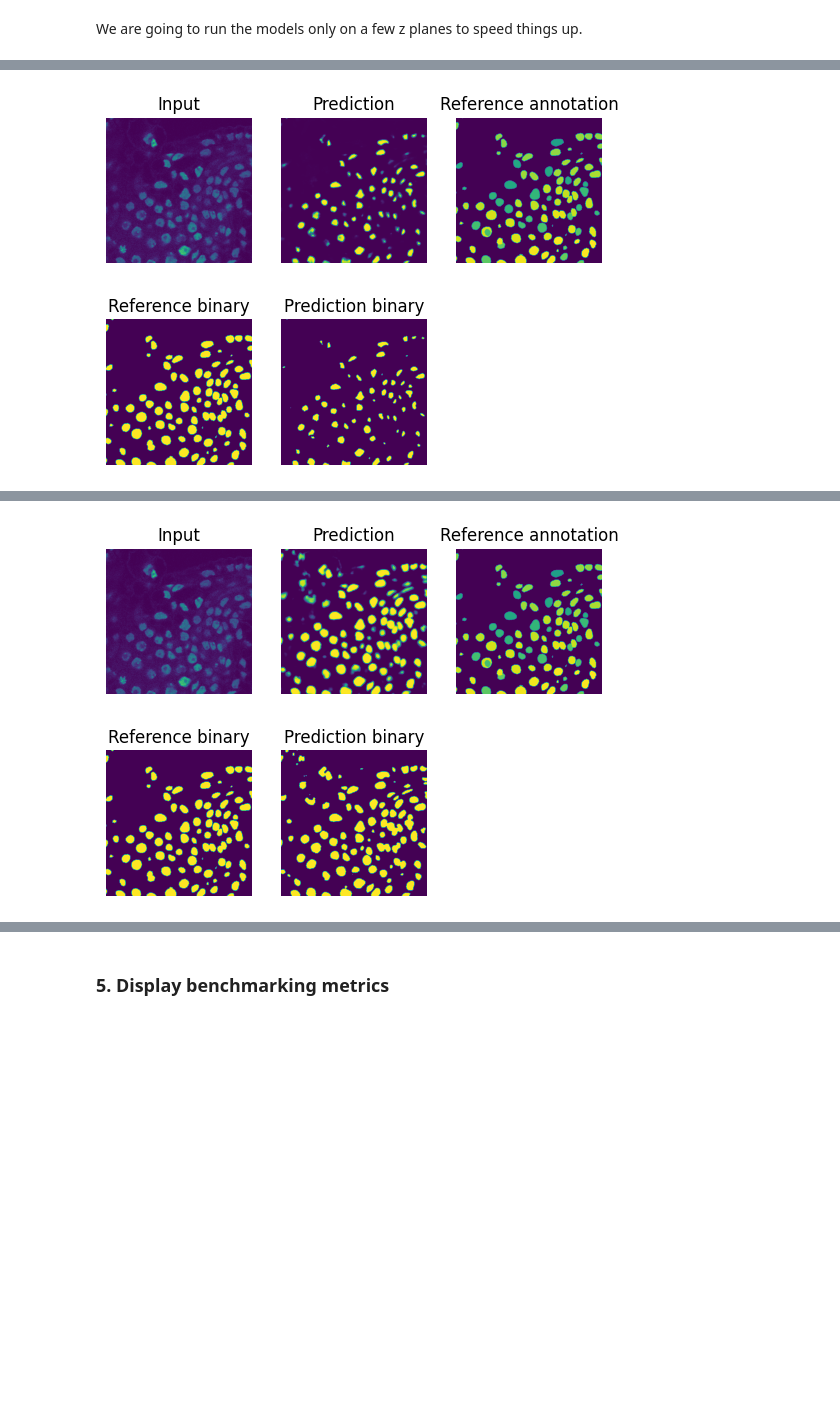
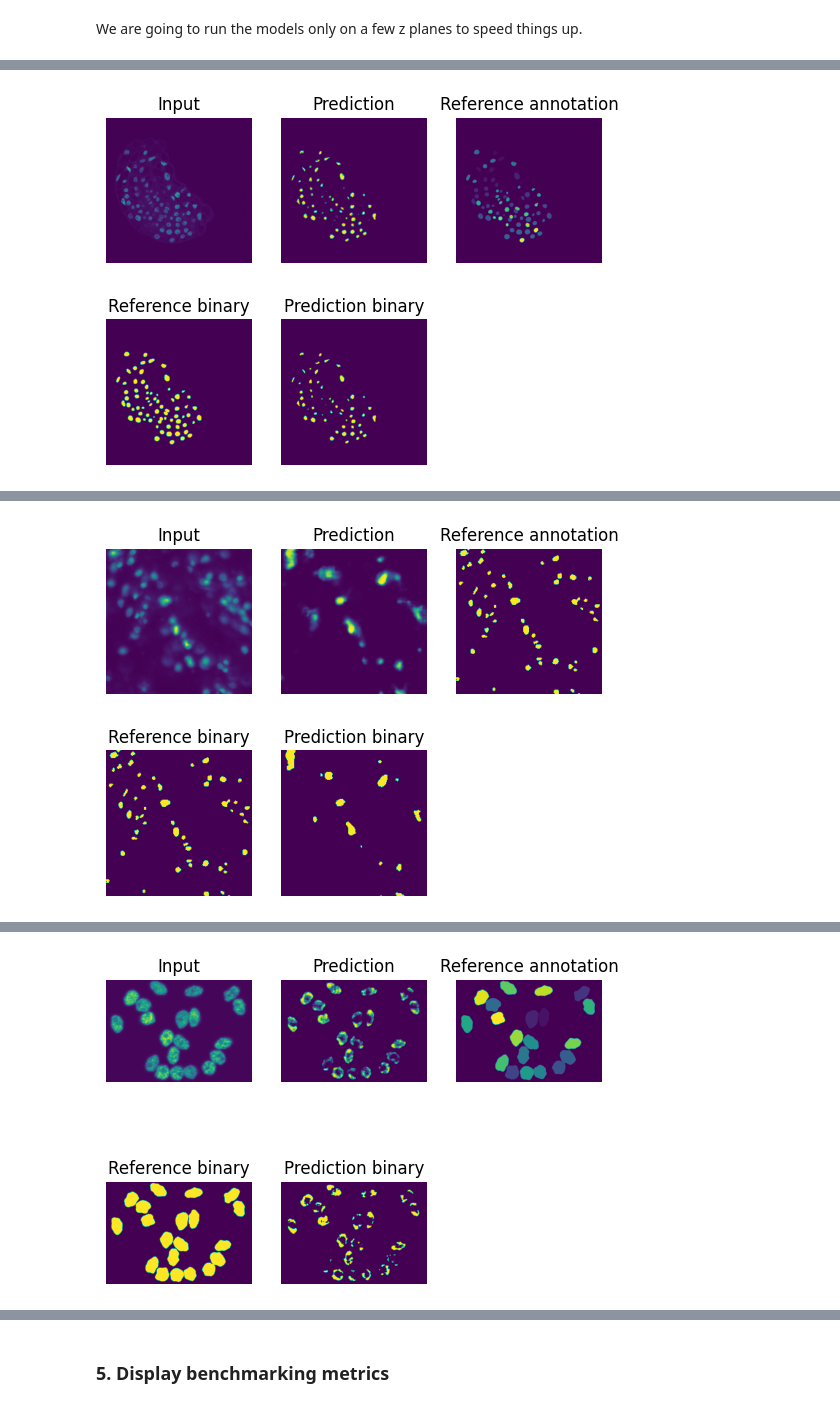
Before and after one commit to BioImage-Archive/bia-bmz-integration, a Jupyter notebook: notebooks/BIA_BMZ_benchmarking_bulk.ipynb, the cells around one changed output, grey strips where cells are left out. Saved outputs shown, nothing was run; the diff lists cells and outputs as text; code cells hidden in the pictures; blank space fills up the shorter version.

```diff
--- a/notebooks/BIA_BMZ_benchmarking_bulk.ipynb
+++ b/notebooks/BIA_BMZ_benchmarking_bulk.ipynb
@@ -24,9 +22,17 @@ models = [
 We will test their performance on [S-BIAD1026](https://www.ebi.ac.uk/biostudies/bioimages/studies/S-BIAD1026). A dataset that contains annotated 3D images of Arabidopsis Ovules.
 # %%
 datasets = {
-    "BIAD1026": (
+    "S-BIAD1026": (
         "https://uk1s3.embassy.ebi.ac.uk/bia-zarr-test/1135_n_H2BtdTomato.ome.zarr/0",
         "https://uk1s3.embassy.ebi.ac.uk/bia-zarr-test/1135_n_stain_StarDist_goldGT_180_rotation.ome.zarr/0",
+    ),
+    "S-BIAD1196": (
+        "https://uk1s3.embassy.ebi.ac.uk/bia-zarr-test/patchvolume_001_0000_image.zarr/0",
+        "https://uk1s3.embassy.ebi.ac.uk/bia-zarr-test/patchvolume_001_mask.zarr/0",
+    ),
+        "S-BIAD1492": (
+        "https://uk1s3.embassy.ebi.ac.uk/bia-zarr-test/c50_high_image-final_0000.zarr/0",
+        "https://uk1s3.embassy.ebi.ac.uk/bia-zarr-test/c50_high_image-labels_0000.zarr/0",
     )
 }
 # %% [markdown]
@@ -34,5 +40,6 @@ datasets = {
 # %% [markdown]
 We are going to run the models only on a few z planes to speed things up.
 # %%
-scores = bulk_process(models, datasets, z_planes=[170, 178], crop_image = [512, 512])
+#scores = bulk_process(models, datasets, z_planes=[170, 178], crop_image=[512, 512])
+scores = bulk_process(models, datasets,z_planes=[70, 78])
 # %% [output]
@@ -40 +47 @@ scores = bulk_process(models, datasets, z_planes=[170, 178], crop_image = [512,
-[figure, old version]
+[figure, new version]
@@ -42 +49 @@ scores = bulk_process(models, datasets, z_planes=[170, 178], crop_image = [512,
-[figure, old version]
+[figure, new version]
@@ -42,0 +51 @@ scores = bulk_process(models, datasets, z_planes=[170, 178], crop_image = [512,
+[figure, added]
```
Also changed, not shown: parts of 5 cells of this notebook.
